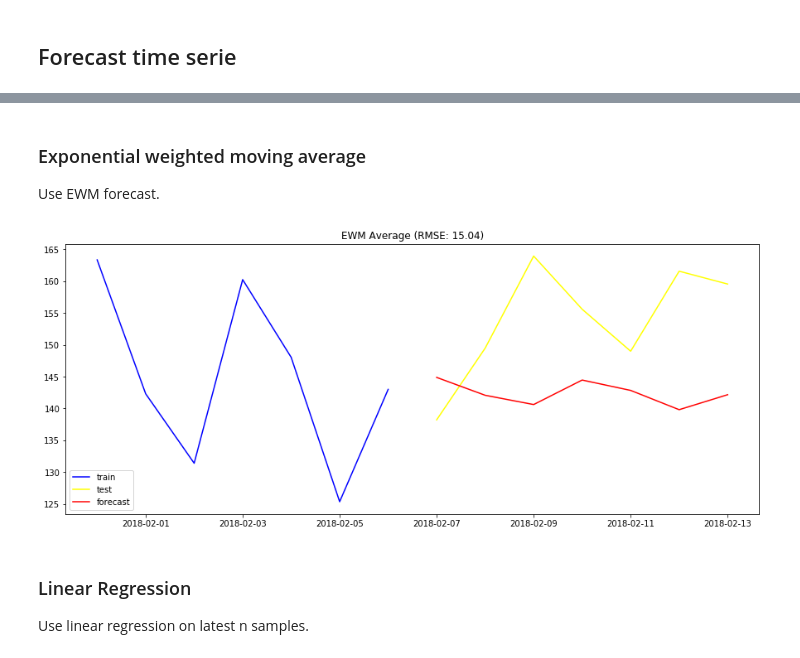
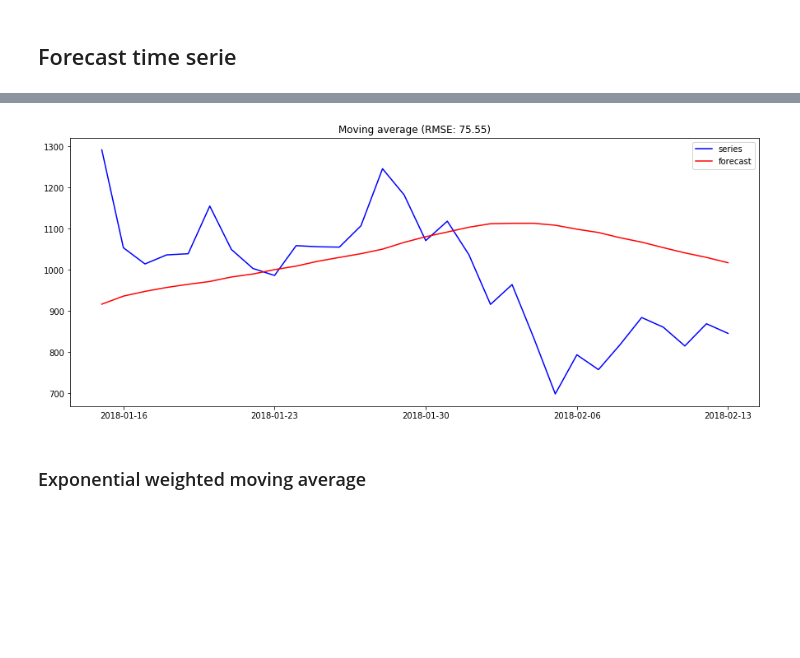
Before and after one commit to dahuebi/cas-pml-prj, a Jupyter notebook: nb/04_simple-forecast.ipynb, the cells around one changed output, grey strips where cells are left out. Cells and saved outputs as stored; diff of their text form; code cells hidden in the pictures; blank space fills up the shorter version.

```diff
--- a/nb/04_simple-forecast.ipynb
+++ b/nb/04_simple-forecast.ipynb
@@ -146,20 +151,12 @@ plotFc("Rolling average", train[-n:], test, sFc)
+# %%
+yHat = []
+for k in range(lookBack, len(sCoin) - lookAhead):
+    mean = sCoin[k-lookBack:k+lookAhead].mean()
+    yHat.append(mean)
+yHat = pd.Series(yHat, index=sCoin.index[lookBack+lookAhead:])
+# ignore the first value
+plotFc("Moving average", sCoin[lookBack+lookAhead:], yHat)
+# %% [output]
+[figure, added]
 # %% [markdown]
 ### Exponential weighted moving average
-Use EWM forecast.
-# %%
-alpha = 0.25
-cS = train[-forecastWindow:]
-avgs = []
-for idx in range(forecastWindow):
-    ewm = cS.ewm(alpha=alpha, adjust=False).mean()
-    avg = ewm[-1]
-    avgs.append(avg)
-    cS = cS.append(pd.Series([avg], index=[test.index[idx]]))
-    cS = cS[1:]
-sFc = cS[-forecastWindow:]
-plotFc("EWM Average", train[-forecastWindow:], test, sFc)
-# %% [output]
-[figure, removed]
-# %% [markdown]
-### Linear Regression
-Use linear regression on latest n samples.
```
Also changed, not shown: parts of 31 cells of this notebook.
